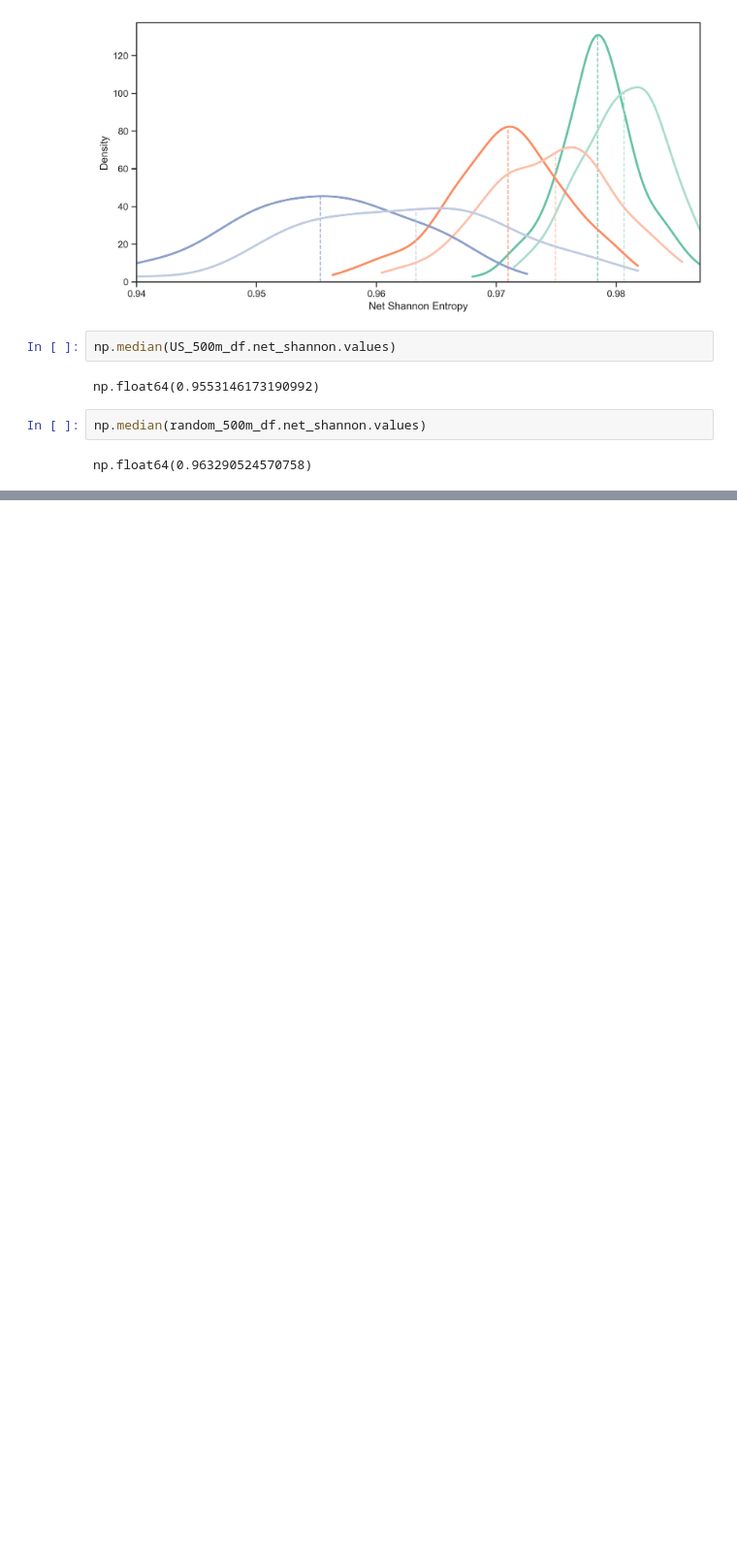
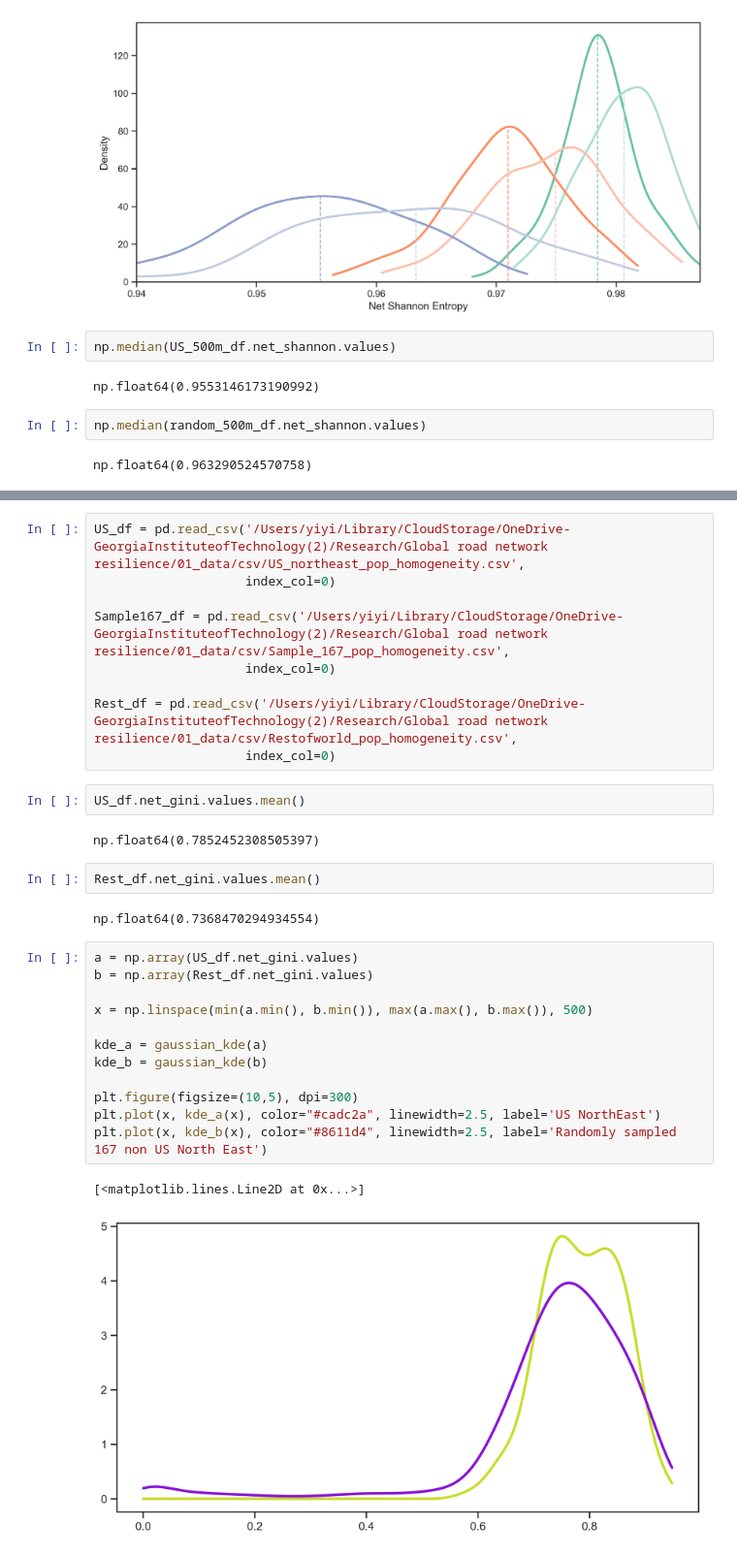
Before and after one commit to jesuslovesyiyi/Global-road-network-resilience, a Jupyter notebook: analysis/04_Visualization.ipynb, the cells around one changed output, grey strips where cells are left out. Shown at 97% size. Cells and saved outputs as stored; diff of their text form; blank space fills up the shorter version.

```diff
--- a/analysis/04_Visualization.ipynb
+++ b/analysis/04_Visualization.ipynb
@@ -1313,0 +1440,32 @@ np.float64(0.963290524570758)
+# %%
+US_df = pd.read_csv('/Users/yiyi/Library/CloudStorage/OneDrive-GeorgiaInstituteofTechnology(2)/Research/Global road network resilience/01_data/csv/US_northeast_pop_homogeneity.csv',
+                    index_col=0)
+
+Sample167_df = pd.read_csv('/Users/yiyi/Library/CloudStorage/OneDrive-GeorgiaInstituteofTechnology(2)/Research/Global road network resilience/01_data/csv/Sample_167_pop_homogeneity.csv',
+                    index_col=0)
+
+Rest_df = pd.read_csv('/Users/yiyi/Library/CloudStorage/OneDrive-GeorgiaInstituteofTechnology(2)/Research/Global road network resilience/01_data/csv/Restofworld_pop_homogeneity.csv',
+                    index_col=0)
+# %%
+US_df.net_gini.values.mean()
+# %% [output]
+np.float64(0.7852452308505397)
+# %%
+Rest_df.net_gini.values.mean()
+# %% [output]
+np.float64(0.7368470294934554)
+# %%
+a = np.array(US_df.net_gini.values)
+b = np.array(Rest_df.net_gini.values)
+
+x = np.linspace(min(a.min(), b.min()), max(a.max(), b.max()), 500)
+
+kde_a = gaussian_kde(a)
+kde_b = gaussian_kde(b)
+
+plt.figure(figsize=(10,5), dpi=300)
+plt.plot(x, kde_a(x), color="#cadc2a", linewidth=2.5, label='US NorthEast')
+plt.plot(x, kde_b(x), color="#8611d4", linewidth=2.5, label='Randomly sampled 167 non US North East')
+# %% [output]
+[<matplotlib.lines.Line2D at 0x...>]
+[figure, added]
```
Also changed, not shown: parts of 6 cells of this notebook, 1 other file.
